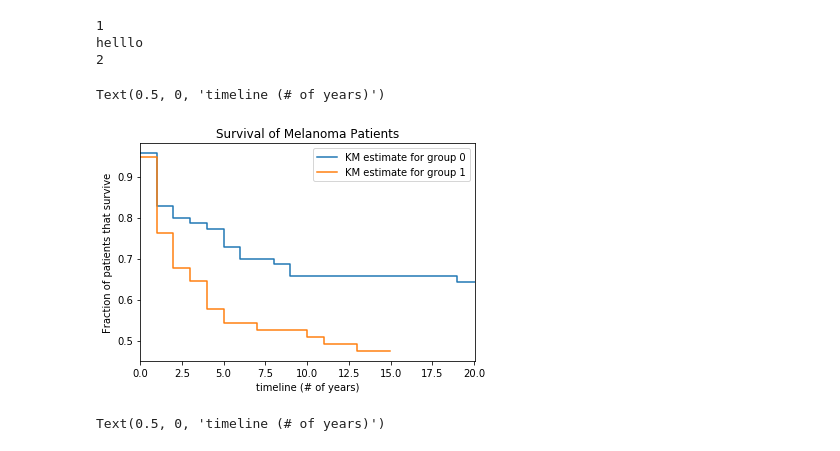
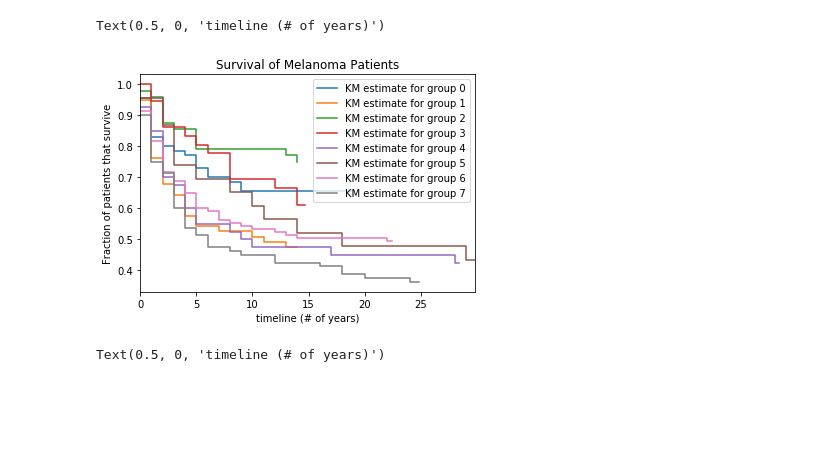
Before and after one commit to isbinternship/MelanomaExpression, a Jupyter notebook: risk_by_subtype.ipynb, the cells around one changed output. Saved outputs shown, nothing was run; the diff lists cells and outputs as text; code cells hidden in the pictures; blank space fills up the shorter version.

```diff
--- a/risk_by_subtype.ipynb
+++ b/risk_by_subtype.ipynb
@@ -48,42 +48,37 @@ def getKMF (df, groupNumber):
     for status, days in groupSurvival.values:
         if status == 'Dead':
             durations.append(int(days/365))
             event_observed.append(1)
         elif status == 'Alive':
-            durations.append(max(df.loc[:, 'duration'].values)/365+1)
+            durations.append((max(df.loc[:, 'duration'].values) + 1 )/365)
             event_observed.append(0)
 
     kmf = KaplanMeierFitter()
     kmf.fit(durations, event_observed, label= KMlabel)
 
     return kmf
 
 goodCases = survivalDfSKCM.index.intersection(groups[0])
 group0survival = survivalDfSKCM.loc[goodCases]
 kmf1 = getKMF(group0survival, 0)
 axes = kmf1.plot(ci_show=False)
 
 i = 0
-for group in survivalDfSKCM:
+while i < 8:
     if i > 0:
-        print("helllo")
         goodCases = survivalDfSKCM.index.intersection(groups[i])
         groupsurvival = survivalDfSKCM.loc[goodCases]
 
         kmf = getKMF(groupsurvival, i)
         kmf.plot(ci_show=False, ax=axes)
     i = i + 1
-    print (i)
 
 plt.title('Survival of Melanoma Patients')
 plt.ylabel('Fraction of patients that survive')
 plt.xlabel('timeline (# of years)')
 # %% [output]
-1
-helllo
-2
+Text(0.5, 0, 'timeline (# of years)')
-Text(0.5, 0, 'timeline (# of years)')
-[figure, old version]
+[figure, new version]
 # %%
 goodCases = survivalDfSKCM.index.intersection(groups[0])
 group0survival = survivalDfSKCM.loc[goodCases]
```
Also changed, not shown: parts of 2 cells of this notebook.
